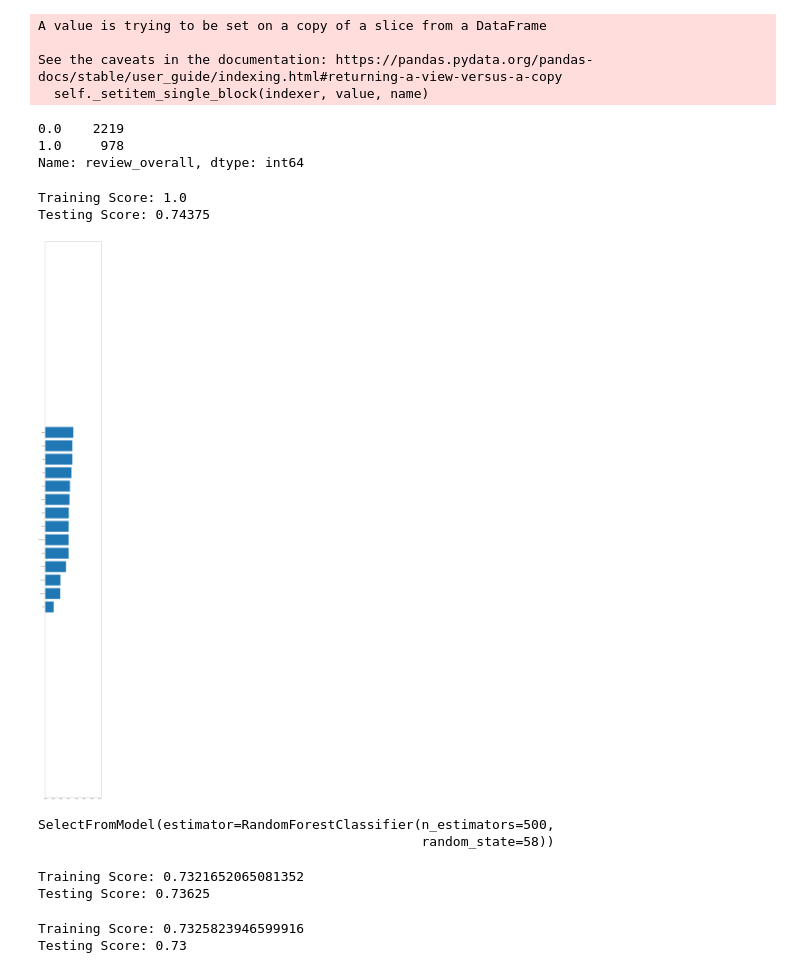
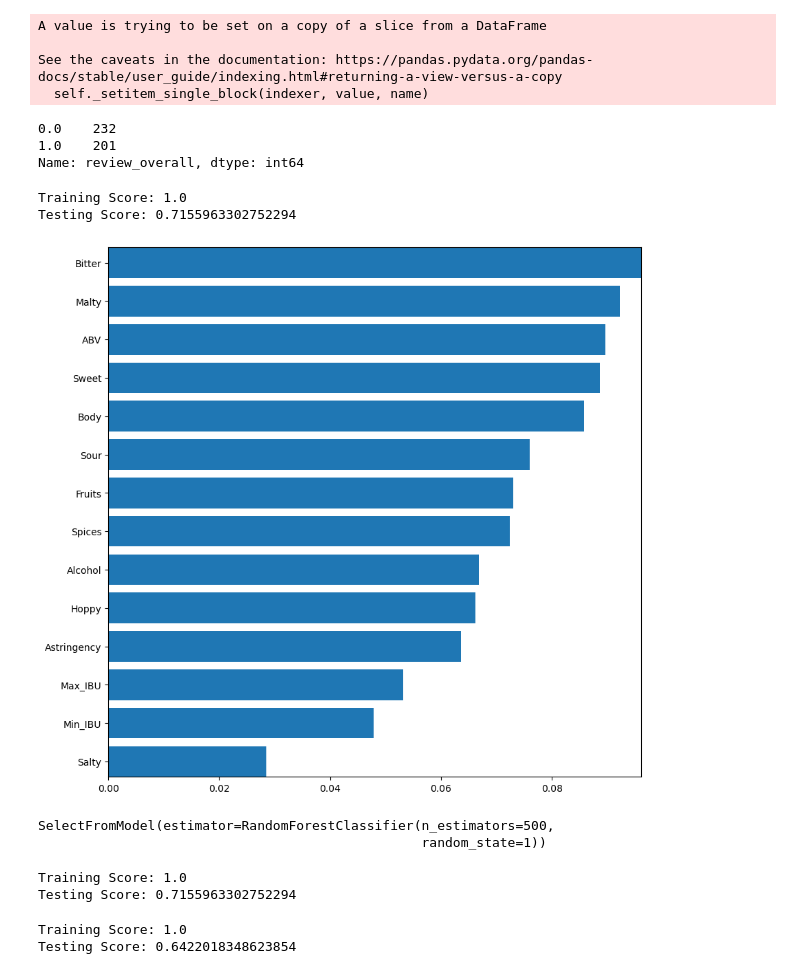
Before and after one commit to sberberian/Beer-Characteristics-Profiling, a Jupyter notebook: Machine_leaning_Beer.ipynb, the cells around one changed output. Drawn from its saved outputs; the diff is of its cells as text; code cells hidden in the pictures.

```diff
--- a/Machine_leaning_Beer.ipynb
+++ b/Machine_leaning_Beer.ipynb
@@ -48,28 +50,28 @@ Name: number_of_reviews, dtype: int64
 # %%
-#df = df[df['number_of_reviews'] >= review_filter]
+new_df = df[df['number_of_reviews'] >= 500]
 # %%
 # Drop unnecesary
-df=df.drop(['Beer_Style','Beer_Name_Full','review_aroma','review_appearance','review_palate','review_taste','number_of_reviews'], axis = 1)
+new_df=new_df.drop(['Beer_Style','Beer_Name_Full','review_aroma','review_appearance','review_palate','review_taste','number_of_reviews'], axis = 1)
 # %%
 # Defining reviews for successful beers (greater than or equal to a rating of 4)
-df["review_overall"].loc[df["review_overall"] <4] = 0
-df["review_overall"].loc[df["review_overall"] >=4] = 1
+new_df["review_overall"].loc[new_df["review_overall"] <4] = 0
+new_df["review_overall"].loc[new_df["review_overall"] >=4] = 1
 # %% [output]
 A value is trying to be set on a copy of a slice from a DataFrame
 
 See the caveats in the documentation: https://pandas.pydata.org/pandas-docs/stable/user_guide/indexing.html#returning-a-view-versus-a-copy
   self._setitem_single_block(indexer, value, name)
 # %%
-# Looking at distribution of beer ratings
-df['review_overall'].value_counts()
+# Looking at distribution of beer ratings for new dataframe
+new_df['review_overall'].value_counts()
 # %% [output]
-0.0    2219
-1.0     978
+0.0    232
+1.0    201
 Name: review_overall, dtype: int64
 # %%
 # Define X and Y variables
-X=df.drop('review_overall',axis=1)
-y=df['review_overall']
+X=new_df.drop('review_overall',axis=1)
+y=new_df['review_overall']
 # %%
 # Split data into training and testing / Scale data
 X_train, X_test, y_train, y_test = train_test_split(X, y, random_state=1)
@@ -83,23 +85,23 @@ print(f'Training Score: {clf.score(X_train_scaled, y_train)}')
 print(f'Testing Score: {clf.score(X_test_scaled, y_test)}')
 # %% [output]
 Training Score: 1.0
-Testing Score: 0.74375
+Testing Score: 0.7155963302752294
 # %%
 # Plot features in order of importance
 features = sorted(zip(X.columns, clf.feature_importances_), key = lambda x: x[1])
 cols = [f[0] for f in features]
 width = [f[1] for f in features]
 
 fig, ax = plt.subplots()
 
-fig.set_size_inches(10,100)
-plt.margins(1,1)
+fig.set_size_inches(10,10)
+plt.margins(0,0)
 
 ax.barh(y=cols, width=width)
 
 plt.show()
 # %% [output]
-[figure, old version]
+[figure, new version]
 # %%
 # Feature selection
 from sklearn.feature_selection import SelectFromModel
@@ -107,7 +109,7 @@ sel = SelectFromModel(clf)
 sel.fit(X_train_scaled, y_train)
 # %% [output]
 SelectFromModel(estimator=RandomForestClassifier(n_estimators=500,
-                                                 random_state=58))
+                                                 random_state=1))
 # %%
 # Train/test split on selected features
 X_selected_train, X_selected_test, y_train, y_test = train_test_split(sel.transform(X), y, random_state=1)
@@ -116,17 +118,17 @@ X_selected_train_scaled = scaler.transform(X_selected_train)
 X_selected_test_scaled = scaler.transform(X_selected_test)
 # %%
 # Fitting the model and determining the score
-clf = LogisticRegression().fit(X_train_scaled, y_train)
+clf = RandomForestClassifier(random_state=1, n_estimators=500).fit(X_train_scaled, y_train)
 print(f'Training Score: {clf.score(X_train_scaled, y_train)}')
 print(f'Testing Score: {clf.score(X_test_scaled, y_test)}')
 # %% [output]
-Training Score: 0.7321652065081352
-Testing Score: 0.73625
+Training Score: 1.0
+Testing Score: 0.7155963302752294
 # %%
 # Fitting the model and determining the score
-clf = LogisticRegression().fit(X_selected_train_scaled, y_train)
+clf = RandomForestClassifier(random_state=1, n_estimators=500).fit(X_selected_train_scaled, y_train)
 print(f'Training Score: {clf.score(X_selected_train_scaled, y_train)}')
 print(f'Testing Score: {clf.score(X_selected_test_scaled, y_test)}')
 # %% [output]
-Training Score: 0.7325823946599916
-Testing Score: 0.73
+Training Score: 1.0
+Testing Score: 0.6422018348623854
```
Also changed, not shown: parts of 16 cells of this notebook.
